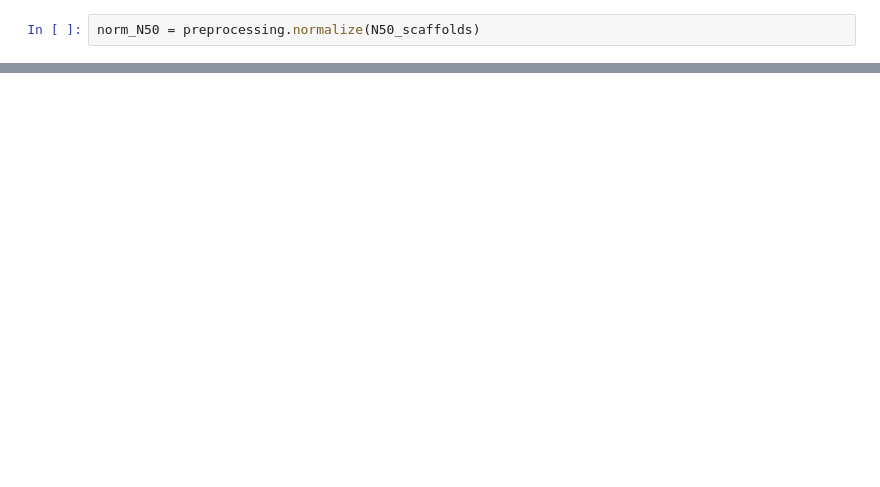
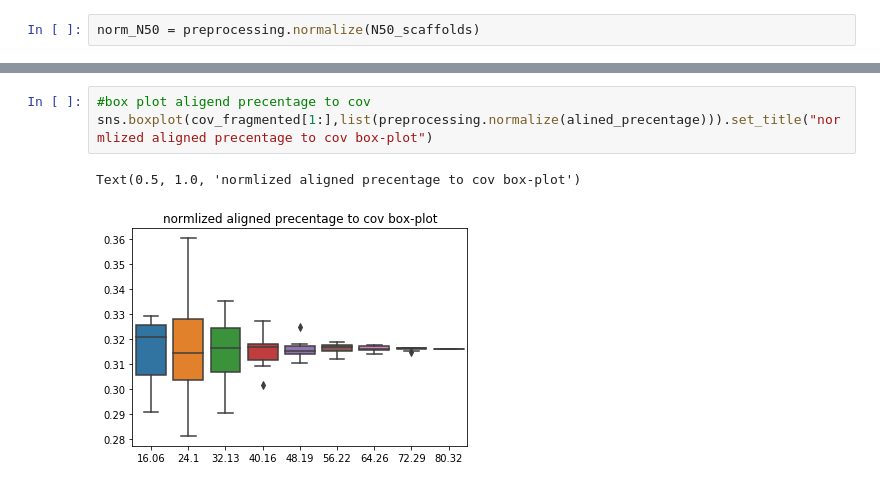
Before and after one commit to roysh1993/bioinformatics_final, a Jupyter notebook: plots_notebook.ipynb, the cells around one changed output, grey strips where cells are left out. Saved outputs shown, nothing was run; the diff lists cells and outputs as text; blank space fills up the shorter version.

```diff
--- a/plots_notebook.ipynb
+++ b/plots_notebook.ipynb
@@ -69,0 +48,6 @@ array([[0.31830044, 0.31017362, 0.31220533, 0.32100938, 0.3155915 ,
+# %%
+#box plot aligend precentage to cov
+sns.boxplot(cov_fragmented[1:],list(preprocessing.normalize(alined_precentage))).set_title("normlized aligned precentage to cov box-plot")
+# %% [output]
+Text(0.5, 1.0, 'normlized aligned precentage to cov box-plot')
+[figure, added]
```
Also changed, not shown: parts of 8 cells of this notebook.
